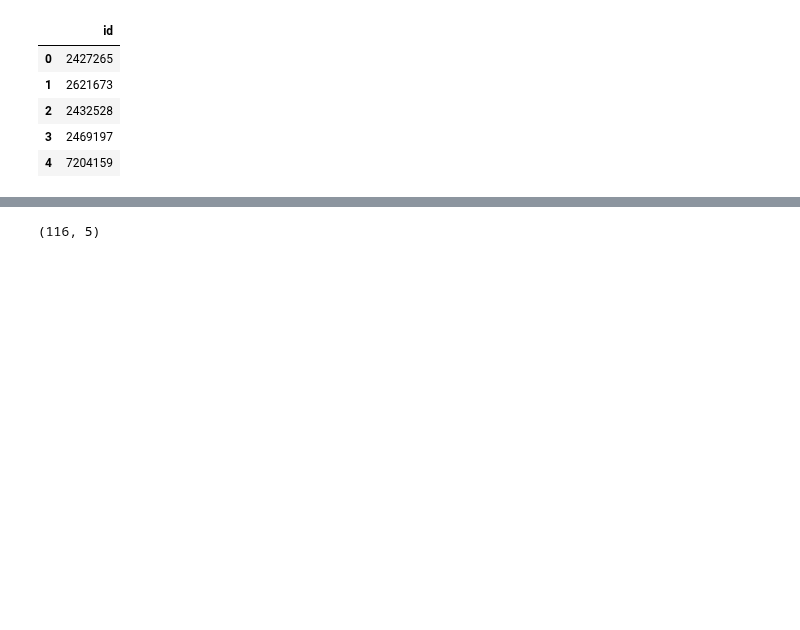
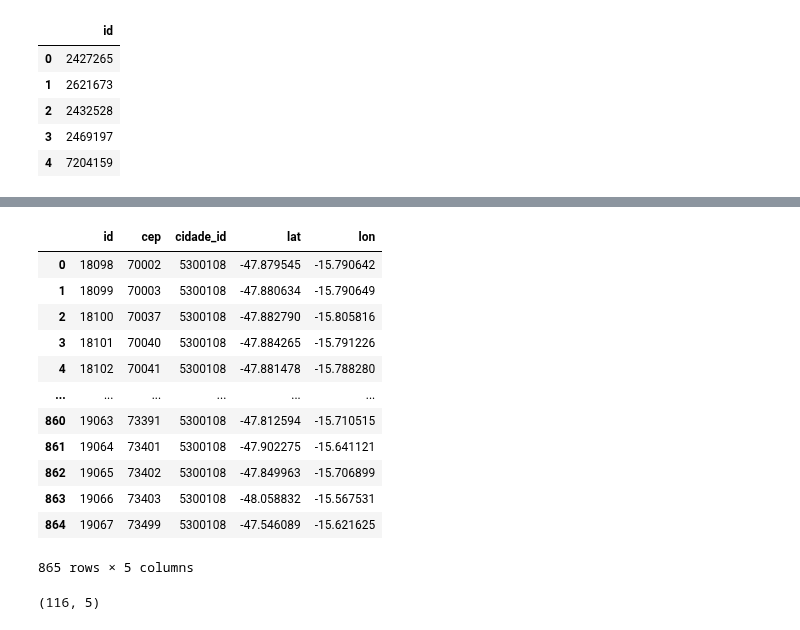
Before and after one commit to raquelcreis/vacina_covid_bsb, a Jupyter notebook: notebook.ipynb, the cells around one changed output, grey strips where cells are left out. Saved outputs shown, nothing was run; the diff lists cells and outputs as text; code cells hidden in the pictures; blank space fills up the shorter version.

```diff
--- a/notebook.ipynb
+++ b/notebook.ipynb
@@ -130,3 +130,19 @@ dfPostosDF.head()
+# %%
+dfCepsDF
+# %% [output]
+|  | id | cep | cidade_id | lat | lon |
+| 0 | 18098 | 70002 | 5300108 | -47.879545 | -15.790642 |
+| 1 | 18099 | 70003 | 5300108 | -47.880634 | -15.790649 |
+| 2 | 18100 | 70037 | 5300108 | -47.882790 | -15.805816 |
+| 3 | 18101 | 70040 | 5300108 | -47.884265 | -15.791226 |
+| 4 | 18102 | 70041 | 5300108 | -47.881478 | -15.788280 |
+| ... | ... | ... | ... | ... | ... |
+| 860 | 19063 | 73391 | 5300108 | -47.812594 | -15.710515 |
+| 861 | 19064 | 73401 | 5300108 | -47.902275 | -15.641121 |
+| 862 | 19065 | 73402 | 5300108 | -47.849963 | -15.706899 |
+| 863 | 19066 | 73403 | 5300108 | -48.058832 | -15.567531 |
+| 864 | 19067 | 73499 | 5300108 | -47.546089 | -15.621625 |
+865 rows × 5 columns
 # %%
 # Quantidade de postos de vacinação no DF
 
```
Also changed, not shown: parts of 21 cells of this notebook.
